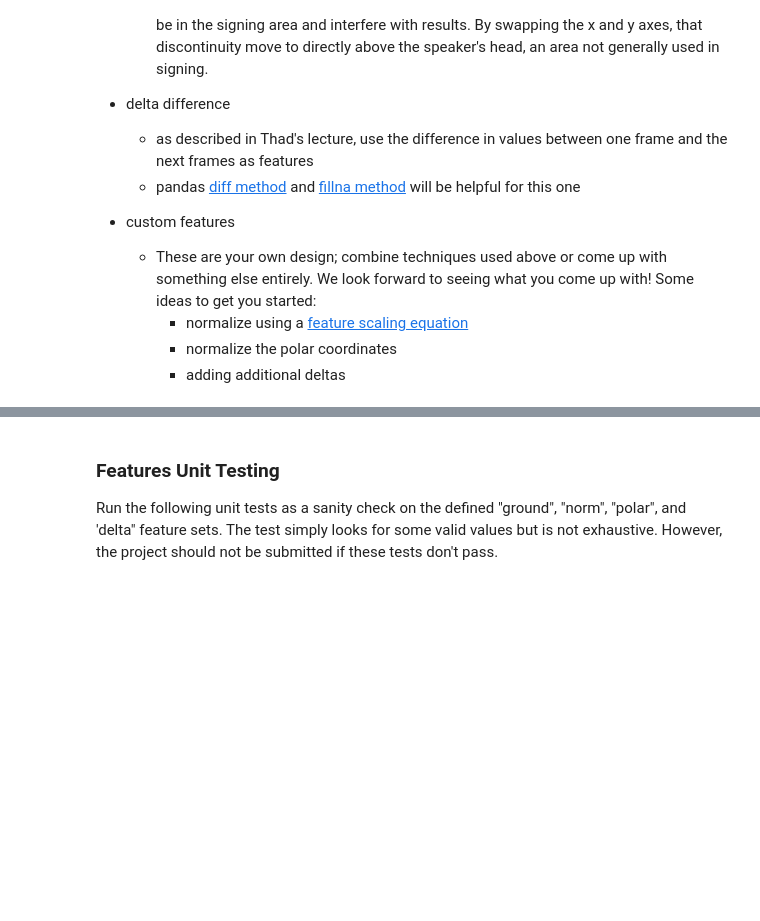
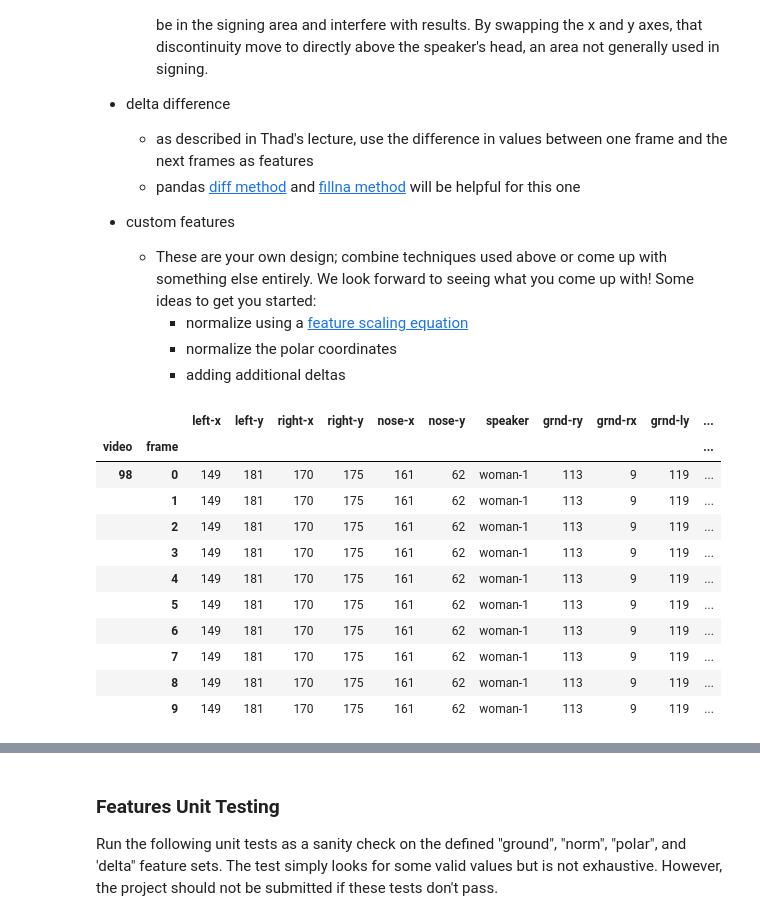
Before and after one commit to rizwaan/AIND, a Jupyter notebook: AIND P4 - Recognizer/asl_recognizer.ipynb, the cells around one changed output, grey strips where cells are left out. Drawn from its saved outputs; the diff is of its cells as text; code cells hidden in the pictures; blank space fills up the shorter version.

```diff
--- a/AIND P4 - Recognizer/asl_recognizer.ipynb
+++ b/AIND P4 - Recognizer/asl_recognizer.ipynb
@@ -206,9 +199,31 @@ Implement four feature sets and answer the question that follows.
 # %%
 # TODO add features for normalized by speaker values of left, right, x, y
 # Name these 'norm-rx', 'norm-ry', 'norm-lx', and 'norm-ly'
 # using Z-score scaling (X-Xmean)/Xstd
 
 features_norm = ['norm-rx', 'norm-ry', 'norm-lx','norm-ly']
+features_xy = ['right-x','right-y','left-x','left-y']
+for i,v in enumerate(features_norm):
+    X = asl.df[features_xy[i]]
+    Xmean = asl.df['speaker'].map(df_means[features_xy[i]])
+    Xstd = asl.df['speaker'].map(df_std[features_xy[i]])
+    asl.df[v]= (X-Xmean)/Xstd            # Z score standardisation
+
+
+asl.df.head(10)                        # Videos from 98 0 125
+# %% [output]
+|  |  | left-x | left-y | right-x | right-y | nose-x | nose-y | speaker | grnd-ry | grnd-rx | grnd-ly | ... |
+| video | frame |  |  |  |  |  |  |  |  |  |  | ... |
+| 98 | 0 | 149 | 181 | 170 | 175 | 161 | 62 | woman-1 | 113 | 9 | 119 | ... |
+|  | 1 | 149 | 181 | 170 | 175 | 161 | 62 | woman-1 | 113 | 9 | 119 | ... |
+|  | 2 | 149 | 181 | 170 | 175 | 161 | 62 | woman-1 | 113 | 9 | 119 | ... |
+|  | 3 | 149 | 181 | 170 | 175 | 161 | 62 | woman-1 | 113 | 9 | 119 | ... |
+|  | 4 | 149 | 181 | 170 | 175 | 161 | 62 | woman-1 | 113 | 9 | 119 | ... |
+|  | 5 | 149 | 181 | 170 | 175 | 161 | 62 | woman-1 | 113 | 9 | 119 | ... |
+|  | 6 | 149 | 181 | 170 | 175 | 161 | 62 | woman-1 | 113 | 9 | 119 | ... |
+|  | 7 | 149 | 181 | 170 | 175 | 161 | 62 | woman-1 | 113 | 9 | 119 | ... |
+|  | 8 | 149 | 181 | 170 | 175 | 161 | 62 | woman-1 | 113 | 9 | 119 | ... |
+|  | 9 | 149 | 181 | 170 | 175 | 161 | 62 | woman-1 | 113 | 9 | 119 | ... |
 # %%
 # TODO add features for polar coordinate values where the nose is the origin
 # Name these 'polar-rr', 'polar-rtheta', 'polar-lr', and 'polar-ltheta'
```
Also changed, not shown: parts of 34 cells of this notebook, 4 other files.
